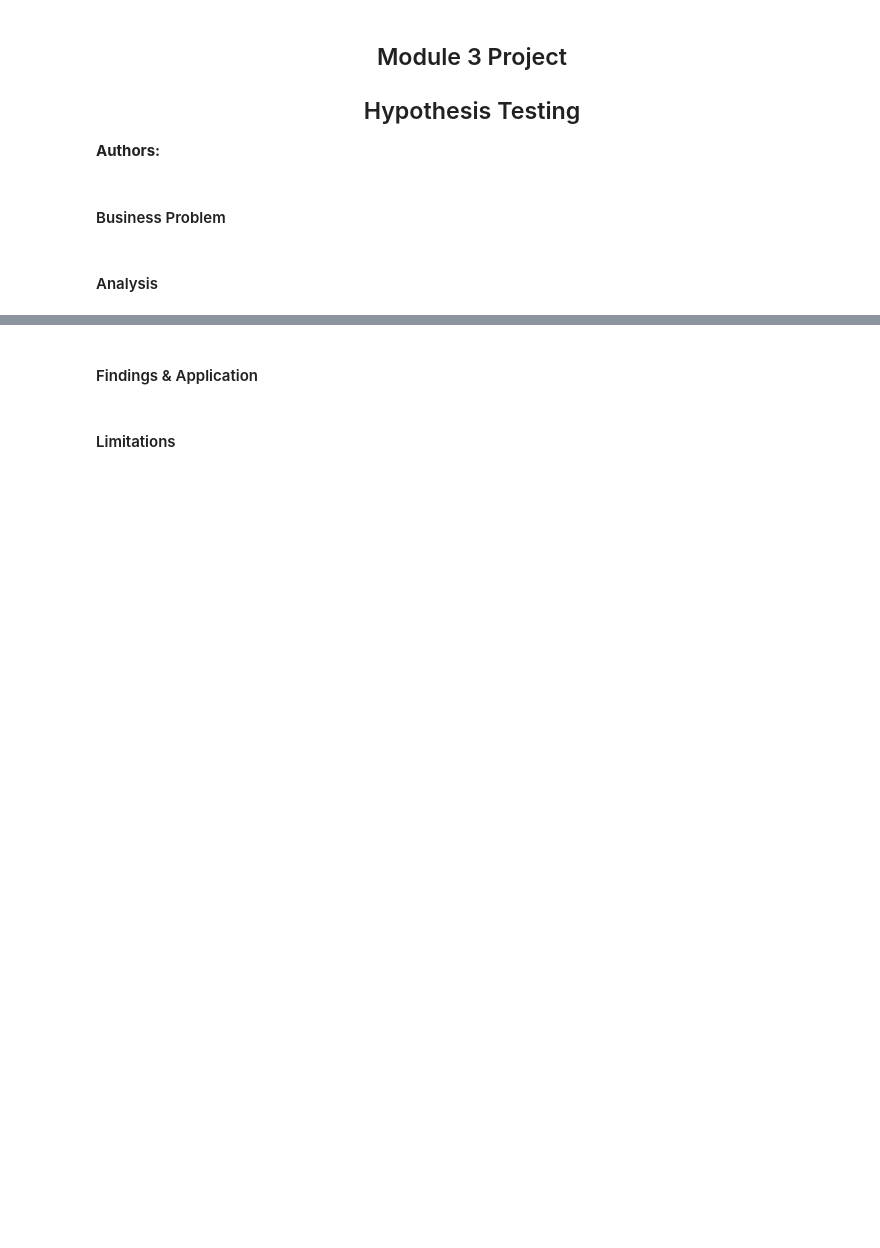
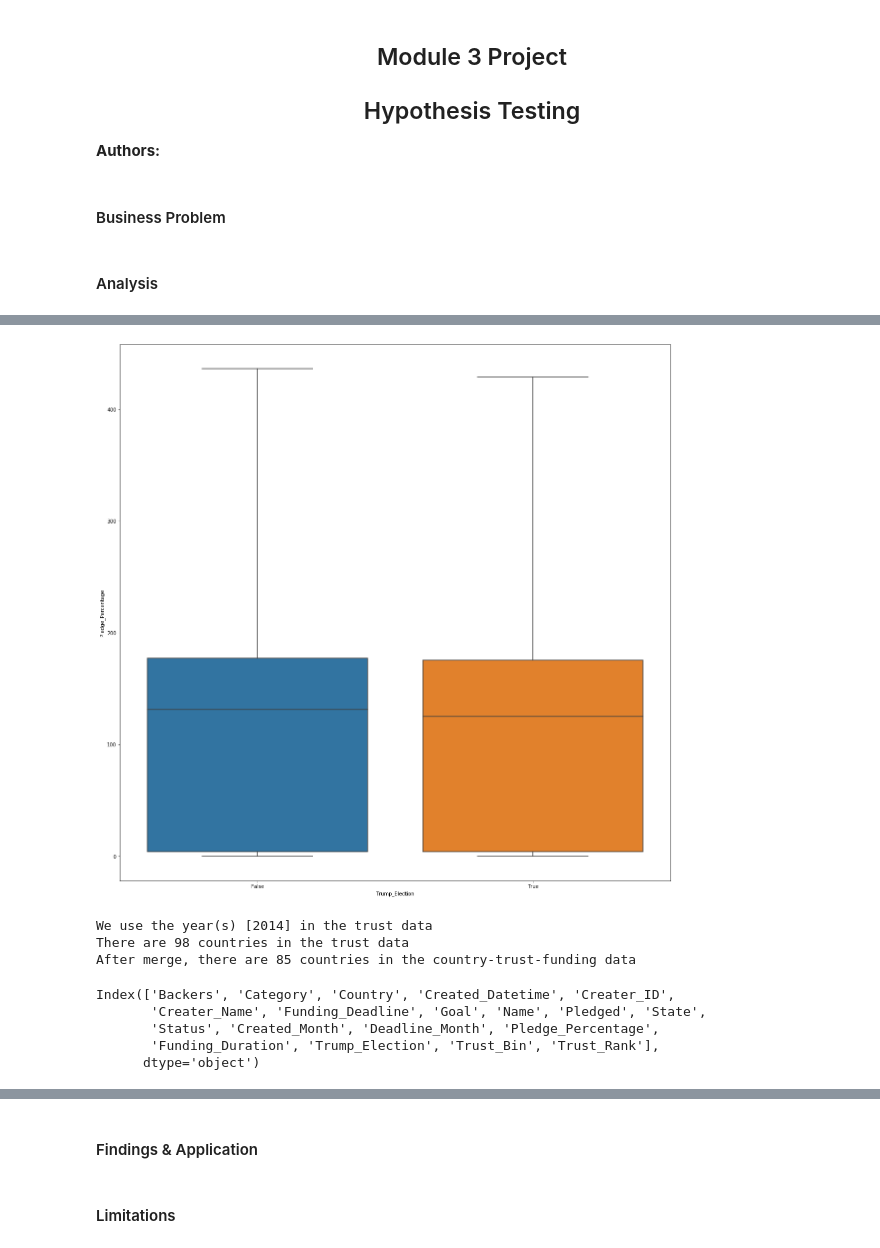
Before and after one commit to powergascan/mod3-hypothesis-testing, a Jupyter notebook: hypothesis_testing.ipynb, the cells around one changed output, grey strips where cells are left out. Saved outputs shown, nothing was run; the diff lists cells and outputs as text; code cells hidden in the pictures; blank space fills up the shorter version.

```diff
--- a/hypothesis_testing.ipynb
+++ b/hypothesis_testing.ipynb
@@ -43,0 +100,20 @@ trust_and_country_pledge_rate.head()
+# %%
+plt.figure(figsize=(20,20))
+sns.boxplot(x="Trump_Election", y='Pledge_Percentage',data=kickstarter_gb,showfliers=False)
+plt.show()
+# %% [output]
+[figure, added]
+# %%
+trust_funding_data=add_trustdata(trustdata, kickstarter_clean)
+# %% [output]
+We use the year(s) [2014] in the trust data
+There are 98 countries in the trust data
+After merge, there are 85 countries in the country-trust-funding data
+# %%
+trust_funding_data.columns
+# %% [output]
+Index(['Backers', 'Category', 'Country', 'Created_Datetime', 'Creater_ID',
+       'Creater_Name', 'Funding_Deadline', 'Goal', 'Name', 'Pledged', 'State',
+       'Status', 'Created_Month', 'Deadline_Month', 'Pledge_Percentage',
+       'Funding_Duration', 'Trump_Election', 'Trust_Bin', 'Trust_Rank'],
+      dtype='object')
```
Also changed, not shown: parts of 25 cells of this notebook, 8 other files.
